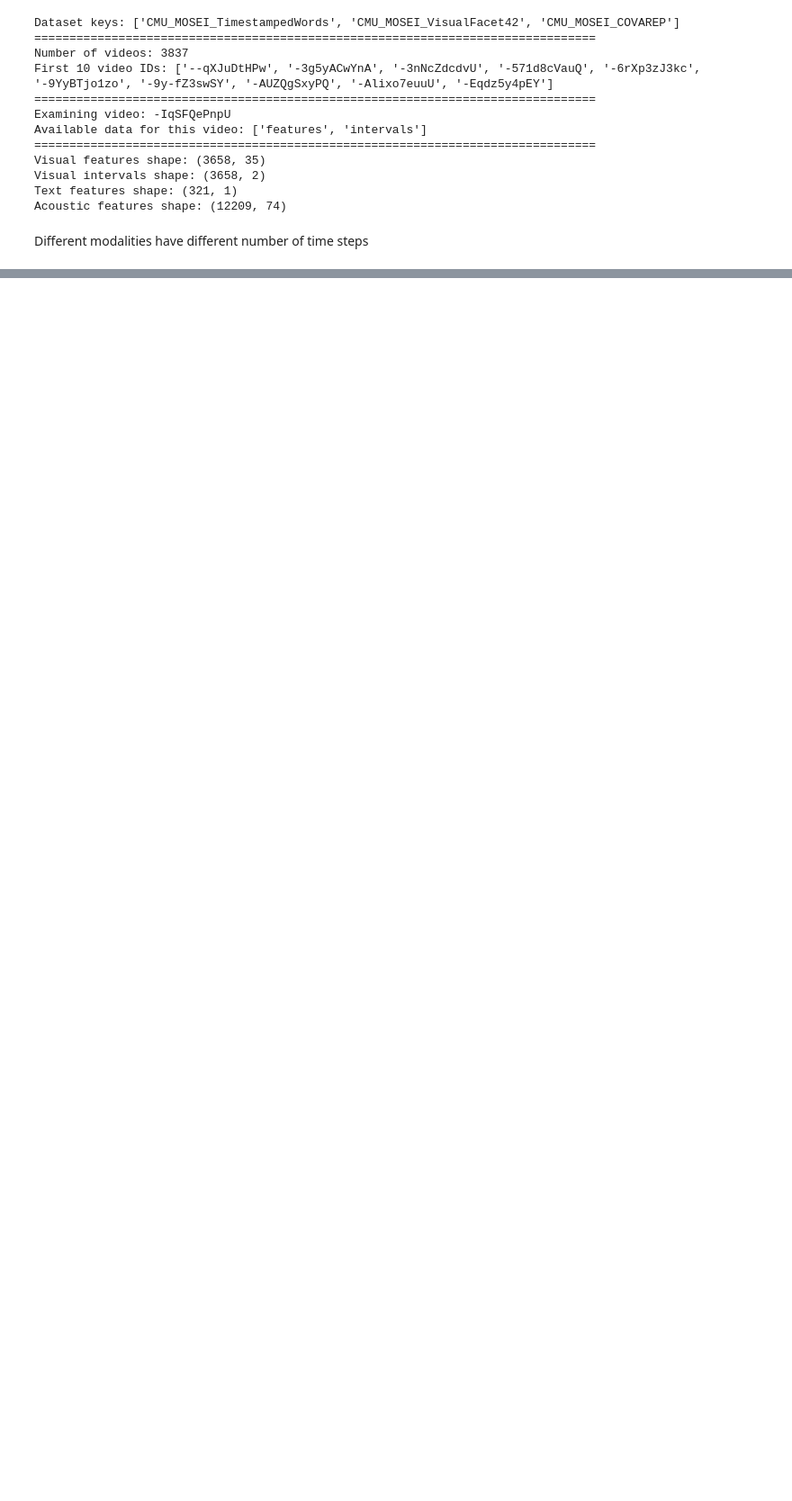
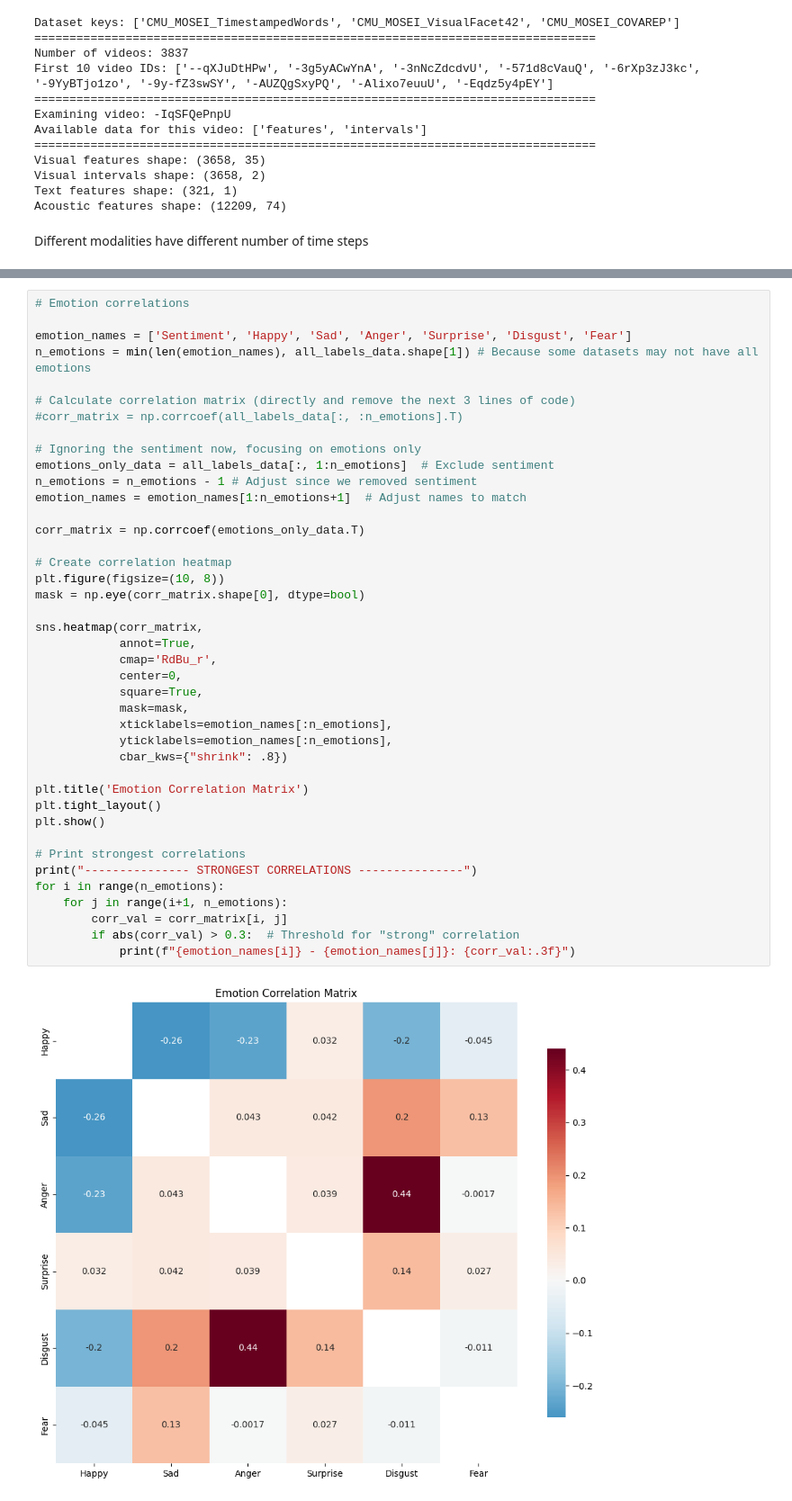
Before and after one commit to reeha-parkar/multimodal-emotion-recognition, a Jupyter notebook: My-Experiments/access-data.ipynb, the cells around one changed output, grey strips where cells are left out. Shown at 90% size. Saved outputs shown, nothing was run; the diff lists cells and outputs as text; blank space fills up the shorter version.

```diff
--- a/My-Experiments/access-data.ipynb
+++ b/My-Experiments/access-data.ipynb
@@ -267,0 +586,43 @@ cmu-mosei-experiments/
+# %%
+# Emotion correlations
+
+emotion_names = ['Sentiment', 'Happy', 'Sad', 'Anger', 'Surprise', 'Disgust', 'Fear']
+n_emotions = min(len(emotion_names), all_labels_data.shape[1]) # Because some datasets may not have all emotions
+
+# Calculate correlation matrix (directly and remove the next 3 lines of code)
+#corr_matrix = np.corrcoef(all_labels_data[:, :n_emotions].T)
+
+# Ignoring the sentiment now, focusing on emotions only
+emotions_only_data = all_labels_data[:, 1:n_emotions]  # Exclude sentiment
+n_emotions = n_emotions - 1 # Adjust since we removed sentiment
+emotion_names = emotion_names[1:n_emotions+1]  # Adjust names to match
+
+corr_matrix = np.corrcoef(emotions_only_data.T)
+
+# Create correlation heatmap
+plt.figure(figsize=(10, 8))
+mask = np.eye(corr_matrix.shape[0], dtype=bool)
+
+sns.heatmap(corr_matrix,
+            annot=True,
+            cmap='RdBu_r',
+            center=0,
+            square=True,
+            mask=mask,
+            xticklabels=emotion_names[:n_emotions],
+            yticklabels=emotion_names[:n_emotions],
+            cbar_kws={"shrink": .8})
+
+plt.title('Emotion Correlation Matrix')
+plt.tight_layout()
+plt.show()
+
+# Print strongest correlations
+print("--------------- STRONGEST CORRELATIONS ---------------")
+for i in range(n_emotions):
+    for j in range(i+1, n_emotions):
+        corr_val = corr_matrix[i, j]
+        if abs(corr_val) > 0.3:  # Threshold for "strong" correlation
+            print(f"{emotion_names[i]} - {emotion_names[j]}: {corr_val:.3f}")
+# %% [output]
+[figure, added]
```
Also changed, not shown: parts of 22 cells of this notebook, 1 other file.
